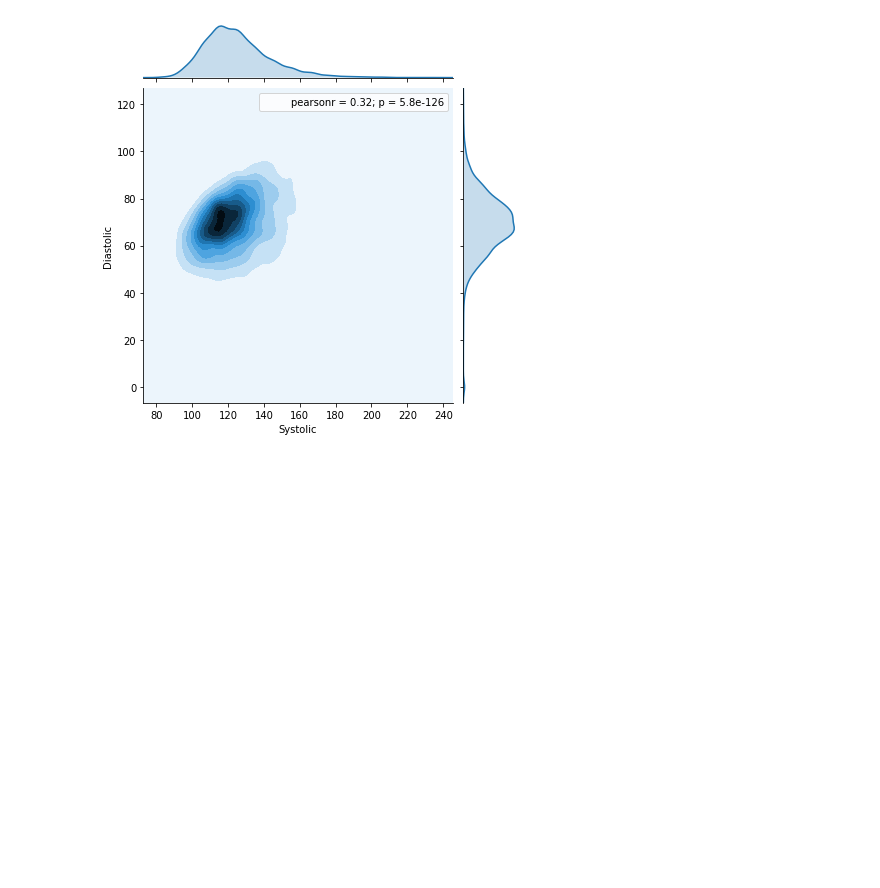
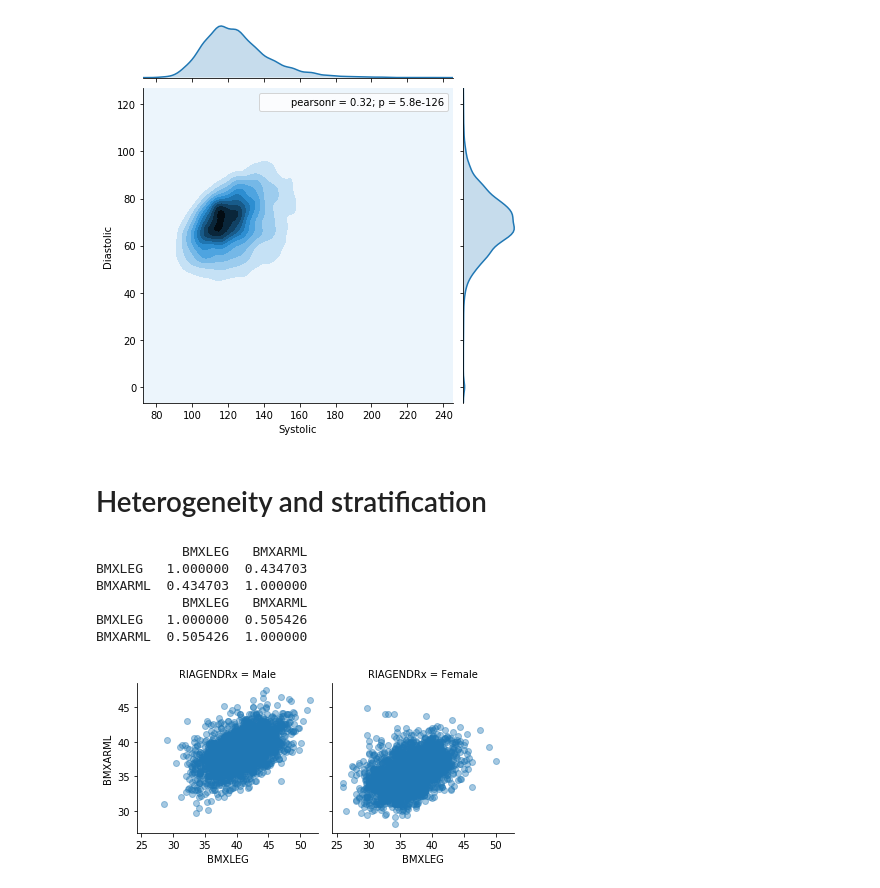
Before and after one commit to JiatianWang/Statistics-, a Jupyter notebook: understanding and visualizing data.ipynb, the cells around one changed output. Drawn from its saved outputs; the diff is of its cells as text; code cells hidden in the pictures; blank space fills up the shorter version.

```diff
--- a/understanding and visualizing data.ipynb
+++ b/understanding and visualizing data.ipynb
@@ -224,3 +224,18 @@ bp.set_axis_labels('Systolic','Diastolic')
 # %% [output]
 <seaborn.axisgrid.JointGrid at 0x...>
 [figure]
+# %% [markdown]
+# Heterogeneity and stratification
+# %%
+# relationship between leg length and arm length, stratifying first by gender,then by gender and ethnicity.
+bp = sns.FacetGrid(da, col = 'RIAGENDRx').map(plt.scatter,'BMXLEG','BMXARML', alpha = 0.4)
+print((da.loc[da.RIAGENDRx == 'Female',['BMXLEG','BMXARML']]).dropna().corr())
+print((da.loc[da.RIAGENDRx == 'Male',['BMXLEG','BMXARML']]).dropna().corr())
+# %% [output]
+           BMXLEG   BMXARML
+BMXLEG   1.000000  0.434703
+BMXARML  0.434703  1.000000
+           BMXLEG   BMXARML
+BMXLEG   1.000000  0.505426
+BMXARML  0.505426  1.000000
+[figure, added]
```
Also changed, not shown: parts of 19 cells of this notebook.
